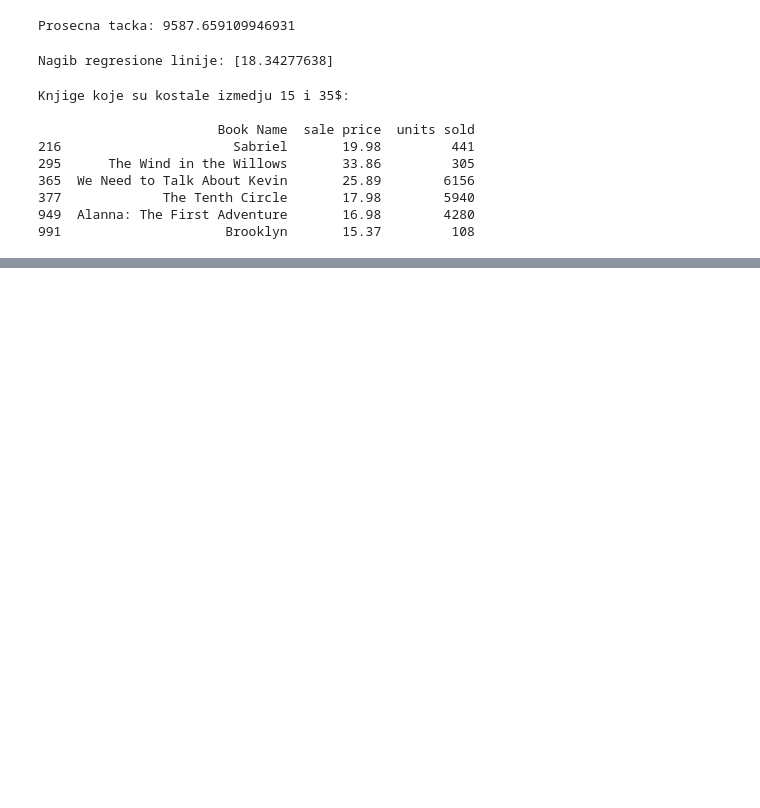
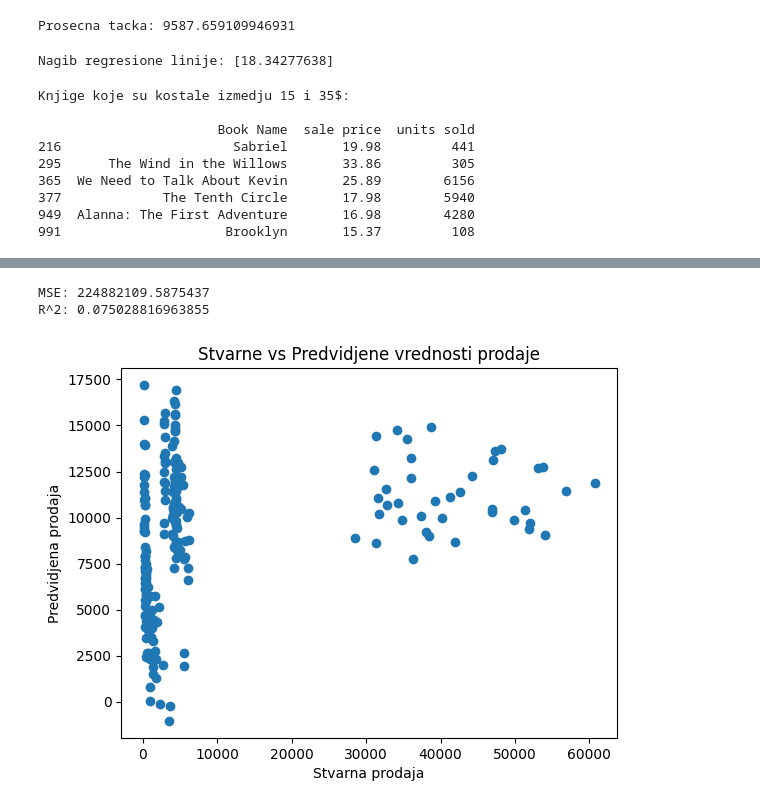
Before and after one commit to lamijakoca/Books_sales-ratings, a Jupyter notebook: books_analysis.ipynb, the cells around one changed output, grey strips where cells are left out. Cells and saved outputs as stored; diff of their text form; code cells hidden in the pictures; blank space fills up the shorter version.

Commit message:
predvidjanje prodaje knjiga

```diff
--- a/books_analysis.ipynb
+++ b/books_analysis.ipynb
@@ -265,0 +314,29 @@ Knjige koje su kostale izmedju 15 i 35$:
+# %%
+from sklearn.model_selection import train_test_split
+from sklearn.metrics import mean_squared_error, r2_score
+
+X = df[['sale price', 'Author_Rating', 'Book_ratings_count']]
+y = df['units sold']
+
+X_train, X_test, y_train, y_test = train_test_split(X, y, test_size=0.2, random_state=42)
+
+model = LinearRegression()
+model.fit(X_train, y_train)
+
+y_pred = model.predict(X_test)
+
+mse = mean_squared_error(y_test, y_pred)
+r2 = r2_score(y_test, y_pred)
+print(f'MSE: {mse}')
+print(f'R^2: {r2}')
+# %% [output]
+MSE: 224882109.5875437
+R^2: 0.075028816963855
+# %%
+plt.scatter(y_test, y_pred)
+plt.xlabel('Stvarna prodaja')
+plt.ylabel('Predvidjena prodaja')
+plt.title('Stvarne vs Predvidjene vrednosti prodaje')
+plt.show()
+# %% [output]
+[figure, added]
```
Also changed, not shown: parts of 6 cells of this notebook.
